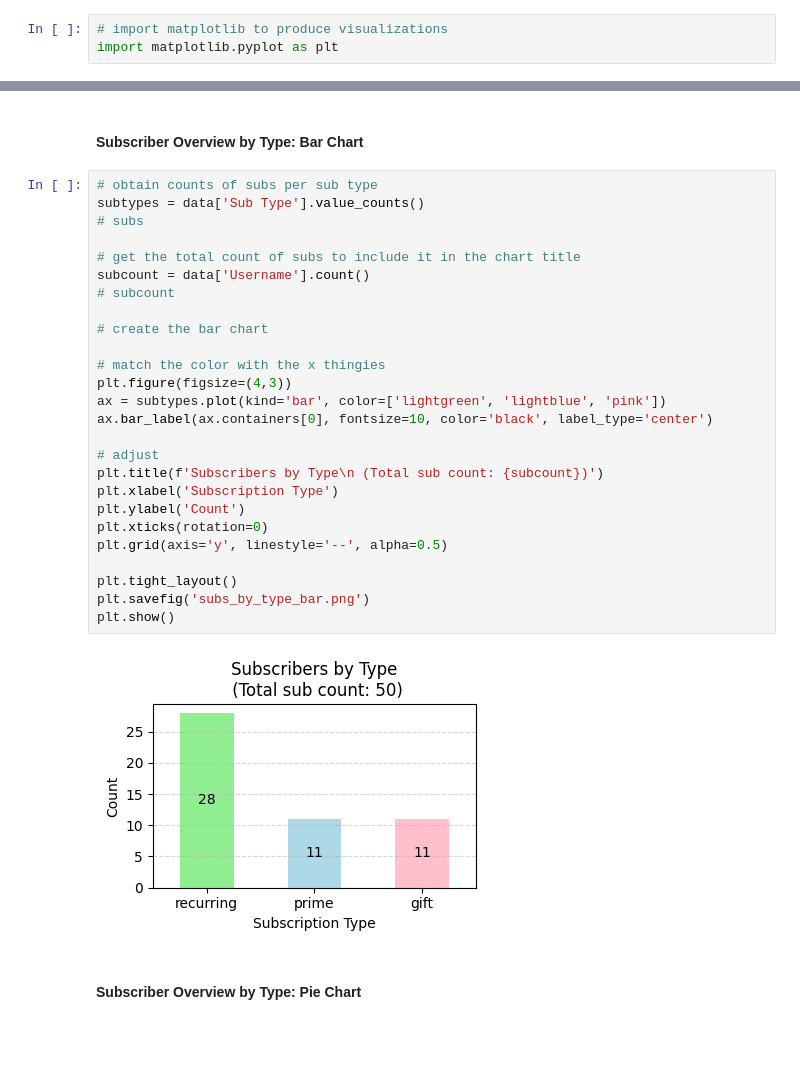
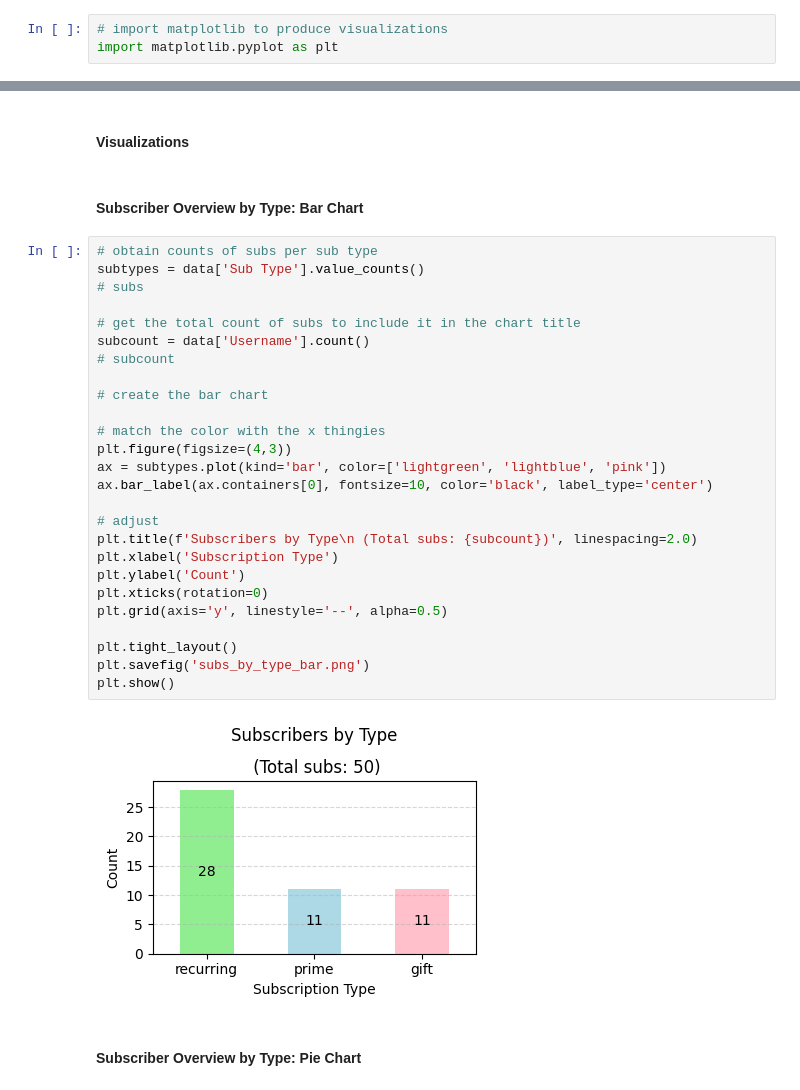
Before and after one commit to KTuzar/twitch_subs, a Jupyter notebook: twitch_subs.ipynb, the cells around one changed output, grey strips where cells are left out. Saved outputs shown, nothing was run; the diff lists cells and outputs as text; blank space fills up the shorter version.

```diff
--- a/twitch_subs.ipynb
+++ b/twitch_subs.ipynb
@@ -82,33 +112,35 @@ import matplotlib.pyplot as plt
+# %% [markdown]
+#### Visualizations
 # %% [markdown]
 #### Subscriber Overview by Type: Bar Chart
 # %%
 # obtain counts of subs per sub type
 subtypes = data['Sub Type'].value_counts()
 # subs
 
 # get the total count of subs to include it in the chart title
 subcount = data['Username'].count()
 # subcount
 
 # create the bar chart
 
 # match the color with the x thingies
 plt.figure(figsize=(4,3))
 ax = subtypes.plot(kind='bar', color=['lightgreen', 'lightblue', 'pink'])
 ax.bar_label(ax.containers[0], fontsize=10, color='black', label_type='center')
 
 # adjust
-plt.title(f'Subscribers by Type\n (Total sub count: {subcount})')
+plt.title(f'Subscribers by Type\n (Total subs: {subcount})', linespacing=2.0)
 plt.xlabel('Subscription Type')
 plt.ylabel('Count')
 plt.xticks(rotation=0)
 plt.grid(axis='y', linestyle='--', alpha=0.5)
 
 plt.tight_layout()
 plt.savefig('subs_by_type_bar.png')
 plt.show()
 # %% [output]
-[figure, old version]
+[figure, new version]
 # %% [markdown]
 #### Subscriber Overview by Type: Pie Chart
 # %%
```
Also changed, not shown: parts of 11 cells of this notebook.
